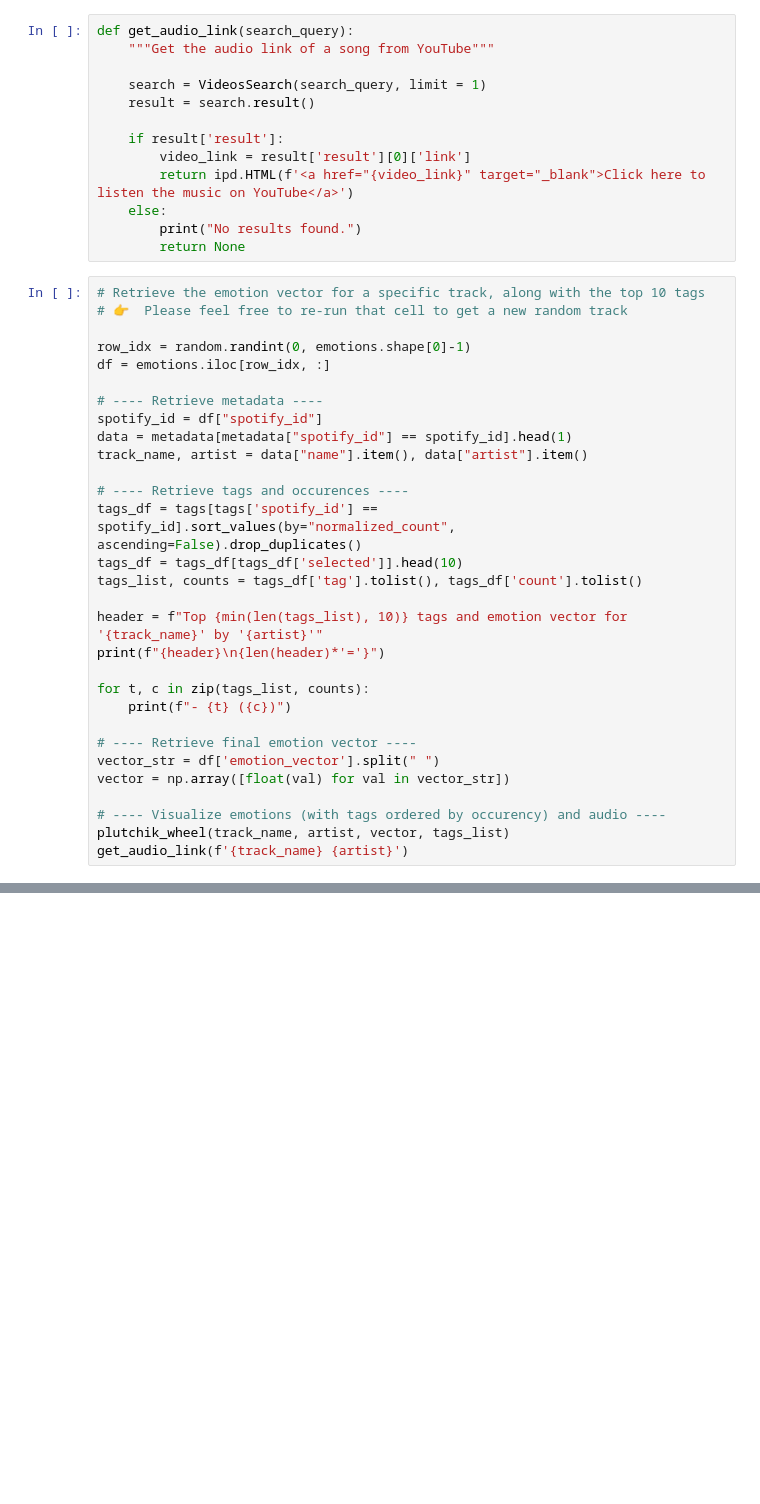
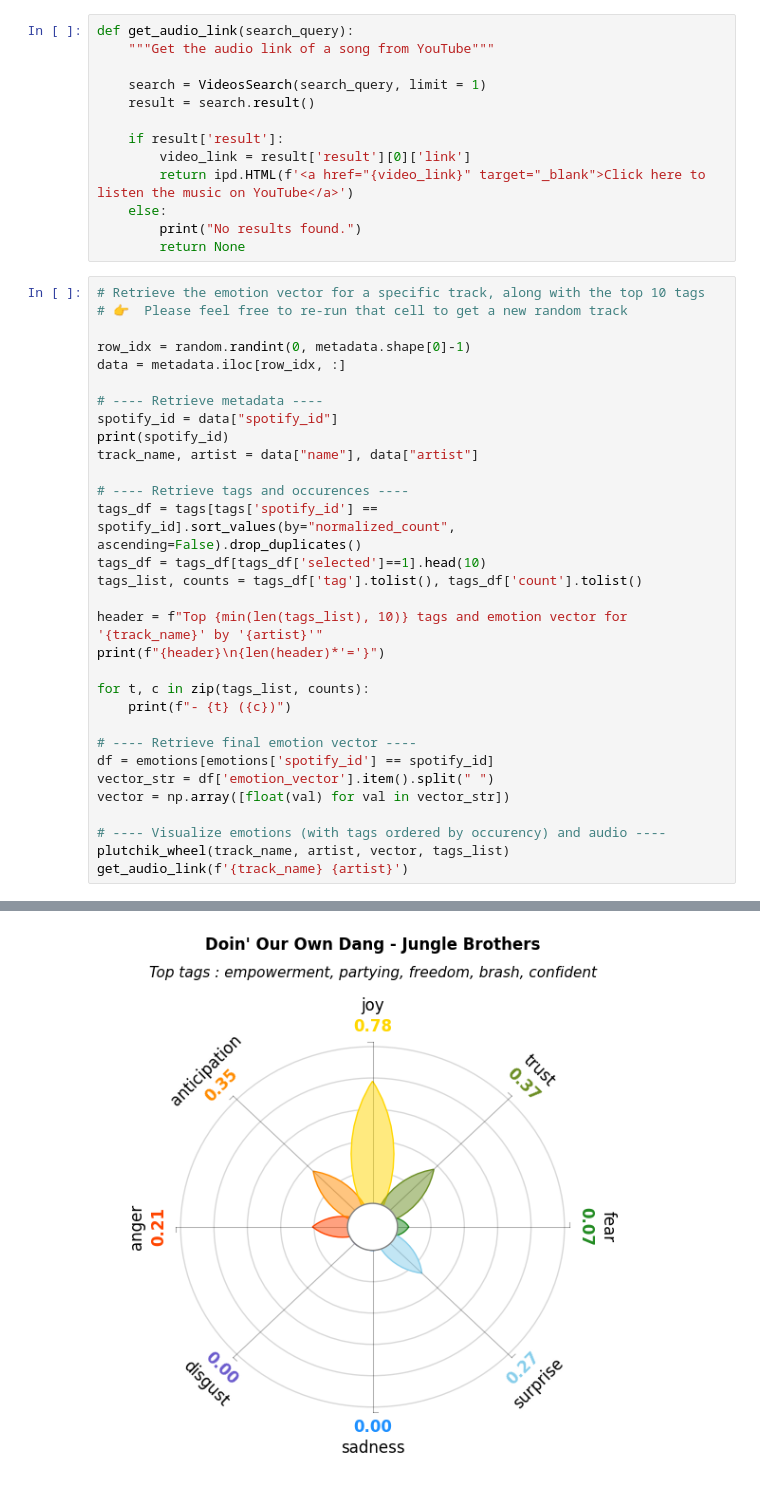
Before and after one commit to joanne-affolter/Melodic-Moods, a Jupyter notebook: Results.ipynb, the cells around one changed output, grey strips where cells are left out. Drawn from its saved outputs; the diff is of its cells as text; blank space fills up the shorter version.

```diff
--- a/Results.ipynb
+++ b/Results.ipynb
@@ -177,17 +167,17 @@ def get_audio_link(search_query):
 # Retrieve the emotion vector for a specific track, along with the top 10 tags
 # 👉  Please feel free to re-run that cell to get a new random track
 
-row_idx = random.randint(0, emotions.shape[0]-1)
-df = emotions.iloc[row_idx, :]
+row_idx = random.randint(0, metadata.shape[0]-1)
+data = metadata.iloc[row_idx, :]
 
 # ---- Retrieve metadata ----
-spotify_id = df["spotify_id"]
-data = metadata[metadata["spotify_id"] == spotify_id].head(1)
-track_name, artist = data["name"].item(), data["artist"].item()
+spotify_id = data["spotify_id"]
+print(spotify_id)
+track_name, artist = data["name"], data["artist"]
 
 # ---- Retrieve tags and occurences ----
 tags_df = tags[tags['spotify_id'] == spotify_id].sort_values(by="normalized_count", ascending=False).drop_duplicates()
-tags_df = tags_df[tags_df['selected']].head(10)
+tags_df = tags_df[tags_df['selected']==1].head(10)
 tags_list, counts = tags_df['tag'].tolist(), tags_df['count'].tolist()
 
 header = f"Top {min(len(tags_list), 10)} tags and emotion vector for '{track_name}' by '{artist}'"
@@ -197,7 +187,8 @@ for t, c in zip(tags_list, counts):
     print(f"- {t} ({c})")
 
 # ---- Retrieve final emotion vector ----
-vector_str = df['emotion_vector'].split(" ")
+df = emotions[emotions['spotify_id'] == spotify_id]
+vector_str = df['emotion_vector'].item().split(" ")
 vector = np.array([float(val) for val in vector_str])
 
 # ---- Visualize emotions (with tags ordered by occurency) and audio ----
@@ -207,0 +212 @@ KeyError: "None of [Index([0, 0, 1, 1, 1], dtype='int64')] are in the [columns]"
+[figure, added]
```
Also changed, not shown: parts of 6 cells of this notebook, 7 other files.
